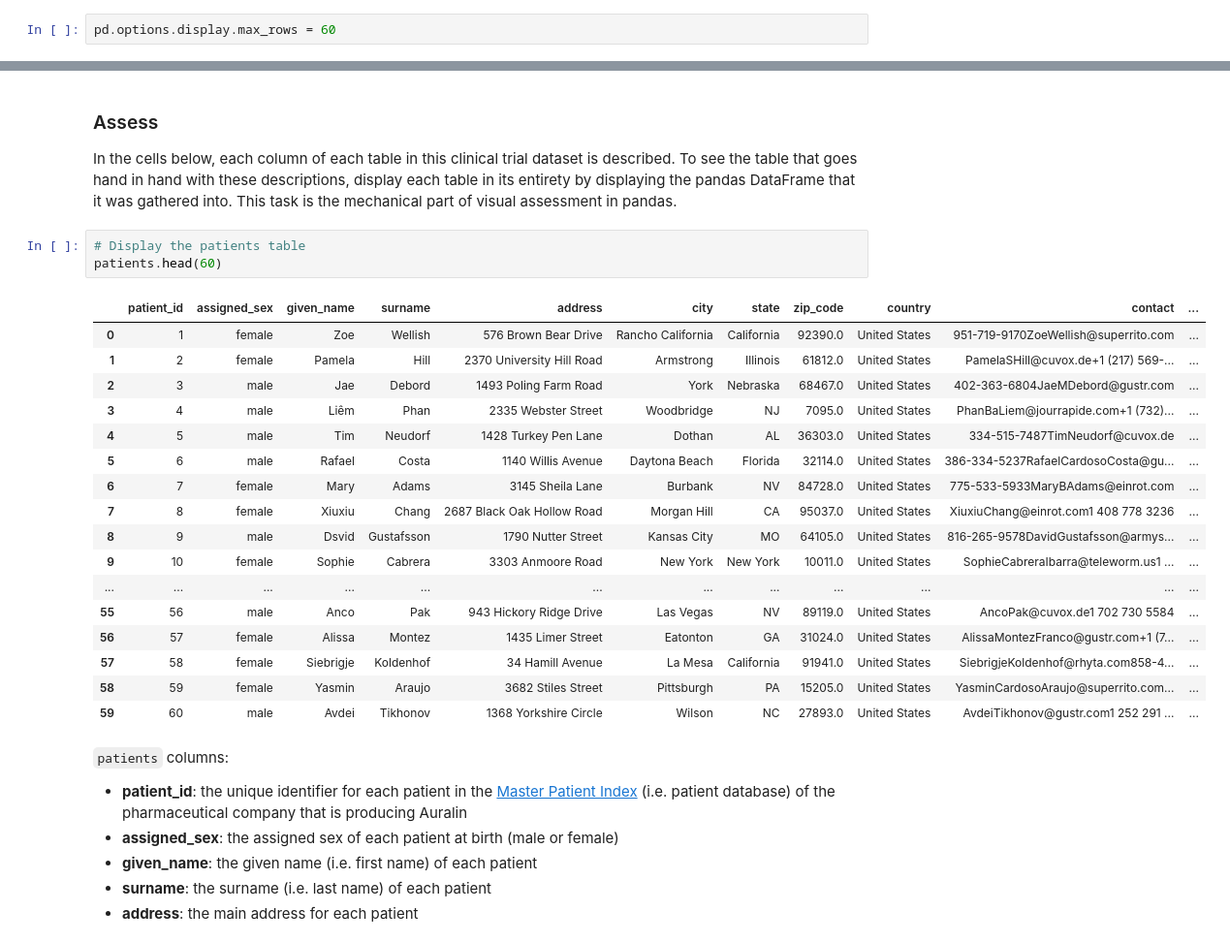
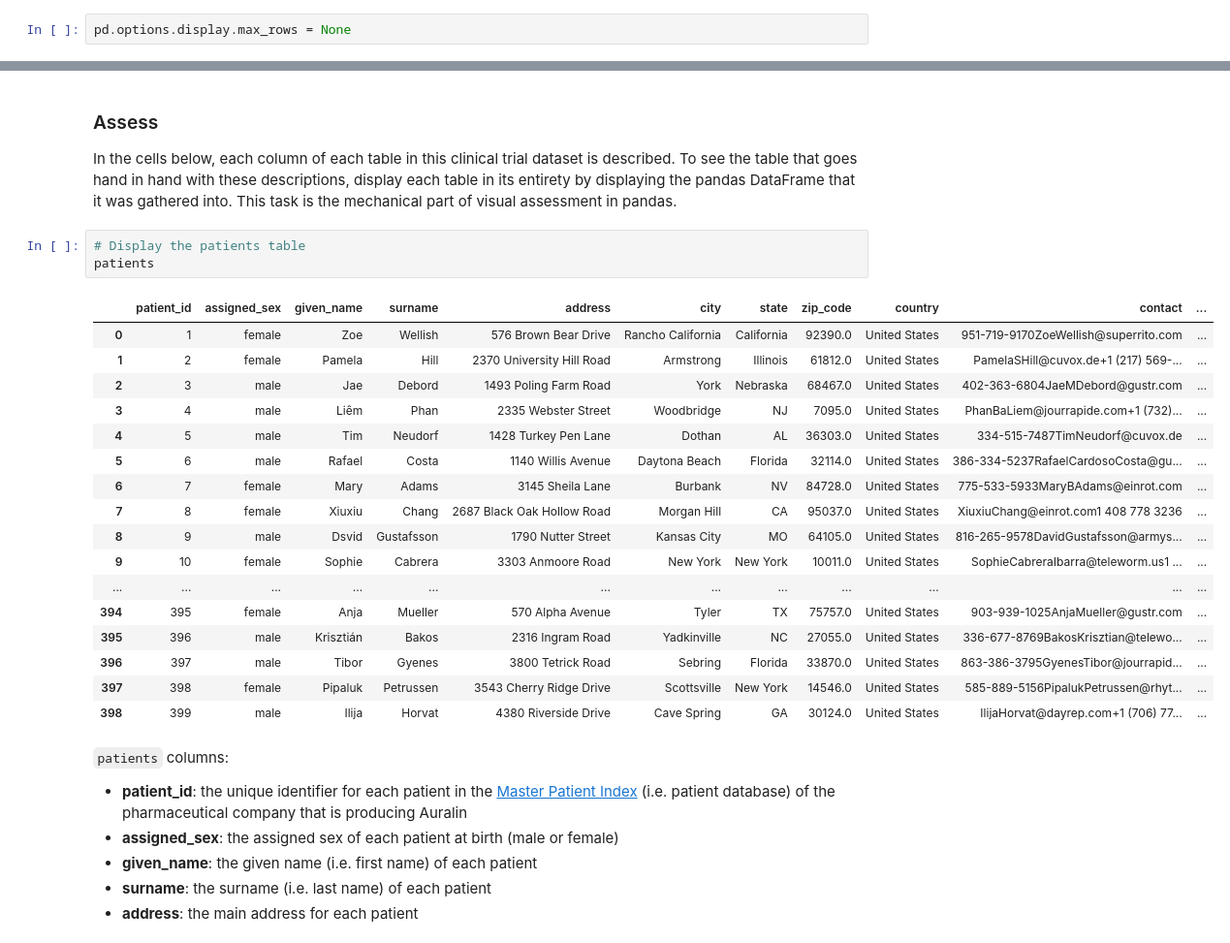
Before and after one commit to edifierxuhao/Data-wrangling, a Jupyter notebook: Assessing Data.ipynb, the cells around one changed output, grey strips where cells are left out. Shown at 97% size. Drawn from its saved outputs; the diff is of its cells as text.

```diff
--- a/Assessing Data.ipynb
+++ b/Assessing Data.ipynb
@@ -16,7 +16,7 @@ This Auralin Phase II clinical trial dataset comes in three tables: `patients`,
 # %%
 import pandas as pd
 # %%
-pd.options.display.max_rows = 60
+pd.options.display.max_rows = None
 # %%
 patients = pd.read_csv('patients.csv')
 treatments = pd.read_csv('treatments.csv')
@@ -26,25 +26,25 @@ adverse_reactions = pd.read_csv('adverse_reactions.csv')
 In the cells below, each column of each table in this clinical trial dataset is described. To see the table that goes hand in hand with these descriptions, display each table in its entirety by displaying the pandas DataFrame that it was gathered into. This task is the mechanical part of visual assessment in pandas.
 # %%
 # Display the patients table
-patients.head(60)
+patients
 # %% [output]
 |  | patient_id | assigned_sex | given_name | surname | address | city | state | zip_code | country | contact | ... |
 | 0 | 1 | female | Zoe | Wellish | 576 Brown Bear Drive | Rancho California | California | 92390.0 | United States | 951-719-9170ZoeWellish@superrito.com | ... |
 | 1 | 2 | female | Pamela | Hill | 2370 University Hill Road | Armstrong | Illinois | 61812.0 | United States | PamelaSHill@cuvox.de+1 (217) 569-... | ... |
 | 2 | 3 | male | Jae | Debord | 1493 Poling Farm Road | York | Nebraska | 68467.0 | United States | 402-363-6804JaeMDebord@gustr.com | ... |
 | 3 | 4 | male | Liêm | Phan | 2335 Webster Street | Woodbridge | NJ | 7095.0 | United States | PhanBaLiem@jourrapide.com+1 (732)... | ... |
 | 4 | 5 | male | Tim | Neudorf | 1428 Turkey Pen Lane | Dothan | AL | 36303.0 | United States | 334-515-7487TimNeudorf@cuvox.de | ... |
 | 5 | 6 | male | Rafael | Costa | 1140 Willis Avenue | Daytona Beach | Florida | 32114.0 | United States | 386-334-5237RafaelCardosoCosta@gu... | ... |
 | 6 | 7 | female | Mary | Adams | 3145 Sheila Lane | Burbank | NV | 84728.0 | United States | 775-533-5933MaryBAdams@einrot.com | ... |
 | 7 | 8 | female | Xiuxiu | Chang | 2687 Black Oak Hollow Road | Morgan Hill | CA | 95037.0 | United States | XiuxiuChang@einrot.com1 408 778 3236 | ... |
 | 8 | 9 | male | Dsvid | Gustafsson | 1790 Nutter Street | Kansas City | MO | 64105.0 | United States | 816-265-9578DavidGustafsson@armys... | ... |
 | 9 | 10 | female | Sophie | Cabrera | 3303 Anmoore Road | New York | New York | 10011.0 | United States | SophieCabreraIbarra@teleworm.us1 ... | ... |
 | ... | ... | ... | ... | ... | ... | ... | ... | ... | ... | ... | ... |
-| 55 | 56 | male | Anco | Pak | 943 Hickory Ridge Drive | Las Vegas | NV | 89119.0 | United States | AncoPak@cuvox.de1 702 730 5584 | ... |
-| 56 | 57 | female | Alissa | Montez | 1435 Limer Street | Eatonton | GA | 31024.0 | United States | AlissaMontezFranco@gustr.com+1 (7... | ... |
-| 57 | 58 | female | Siebrigje | Koldenhof | 34 Hamill Avenue | La Mesa | California | 91941.0 | United States | SiebrigjeKoldenhof@rhyta.com858-4... | ... |
-| 58 | 59 | female | Yasmin | Araujo | 3682 Stiles Street | Pittsburgh | PA | 15205.0 | United States | YasminCardosoAraujo@superrito.com... | ... |
-| 59 | 60 | male | Avdei | Tikhonov | 1368 Yorkshire Circle | Wilson | NC | 27893.0 | United States | AvdeiTikhonov@gustr.com1 252 291 ... | ... |
+| 394 | 395 | female | Anja | Mueller | 570 Alpha Avenue | Tyler | TX | 75757.0 | United States | 903-939-1025AnjaMueller@gustr.com | ... |
+| 395 | 396 | male | Krisztián | Bakos | 2316 Ingram Road | Yadkinville | NC | 27055.0 | United States | 336-677-8769BakosKrisztian@telewo... | ... |
+| 396 | 397 | male | Tibor | Gyenes | 3800 Tetrick Road | Sebring | Florida | 33870.0 | United States | 863-386-3795GyenesTibor@jourrapid... | ... |
+| 397 | 398 | female | Pipaluk | Petrussen | 3543 Cherry Ridge Drive | Scottsville | New York | 14546.0 | United States | 585-889-5156PipalukPetrussen@rhyt... | ... |
+| 398 | 399 | male | Ilija | Horvat | 4380 Riverside Drive | Cave Spring | GA | 30124.0 | United States | IlijaHorvat@dayrep.com+1 (706) 77... | ... |
 # %% [markdown]
 `patients` columns:
 - **patient_id**: the unique identifier for each patient in the [Master Patient Index](https://en.wikipedia.org/wiki/Enterprise_master_patient_index) (i.e. patient database) of the pharmaceutical company that is producing Auralin
```
Also changed, not shown: parts of 45 cells of this notebook.
